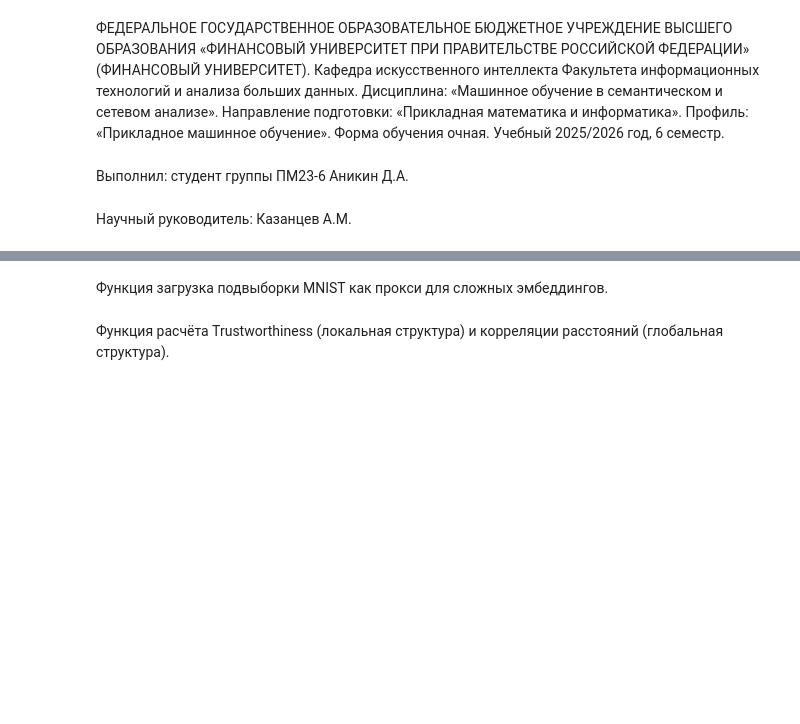
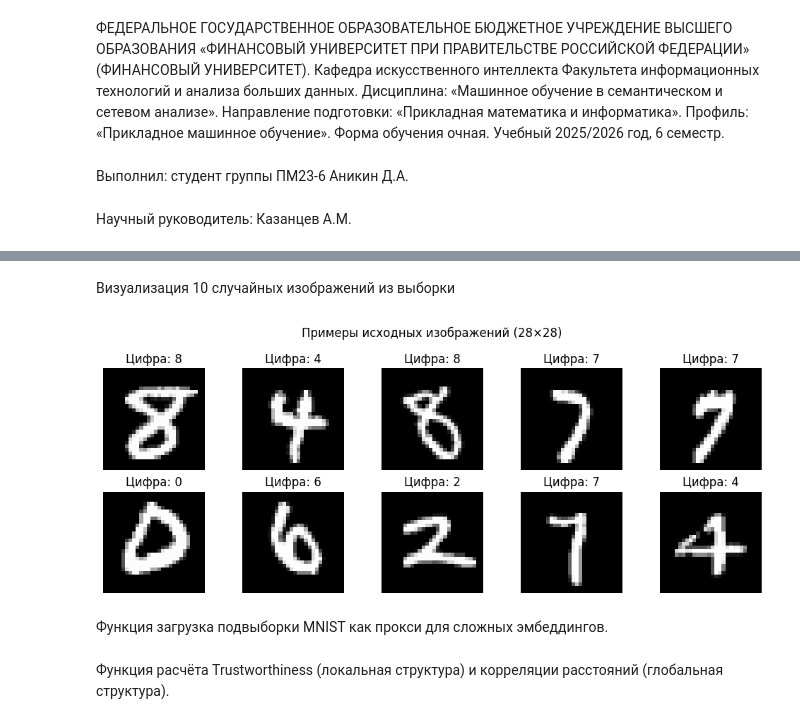
Before and after one commit to donDEN05/emb_comparison, a Jupyter notebook: курсовая_методы_визуализации_сложных_эмбединнгов.ipynb, the cells around one changed output, grey strips where cells are left out. Cells and saved outputs as stored; diff of their text form; code cells hidden in the pictures; blank space fills up the shorter version.

```diff
--- a/курсовая_методы_визуализации_сложных_эмбединнгов.ipynb
+++ b/курсовая_методы_визуализации_сложных_эмбединнгов.ipynb
@@ -35,3 +161,17 @@ import phate
+# %% [markdown]
+Визуализация 10 случайных изображений из выборки
+# %%
+fig, axes = plt.subplots(2, 5, figsize=(10, 4))
+for i, ax in enumerate(axes.flat):
+    img = X_sample[i].reshape(28, 28)
+    ax.imshow(img, cmap='gray')
+    ax.set_title(f'Цифра: {y_sample[i]}')
+    ax.axis('off')
+plt.suptitle('Примеры исходных изображений (28×28)')
+plt.tight_layout()
+plt.show()
+# %% [output]
+[figure, added]
 # %% [markdown]
 Функция загрузка подвыборки MNIST как прокси для сложных эмбеддингов.
 # %%
```
Also changed, not shown: parts of 18 cells of this notebook, 3 other files.
